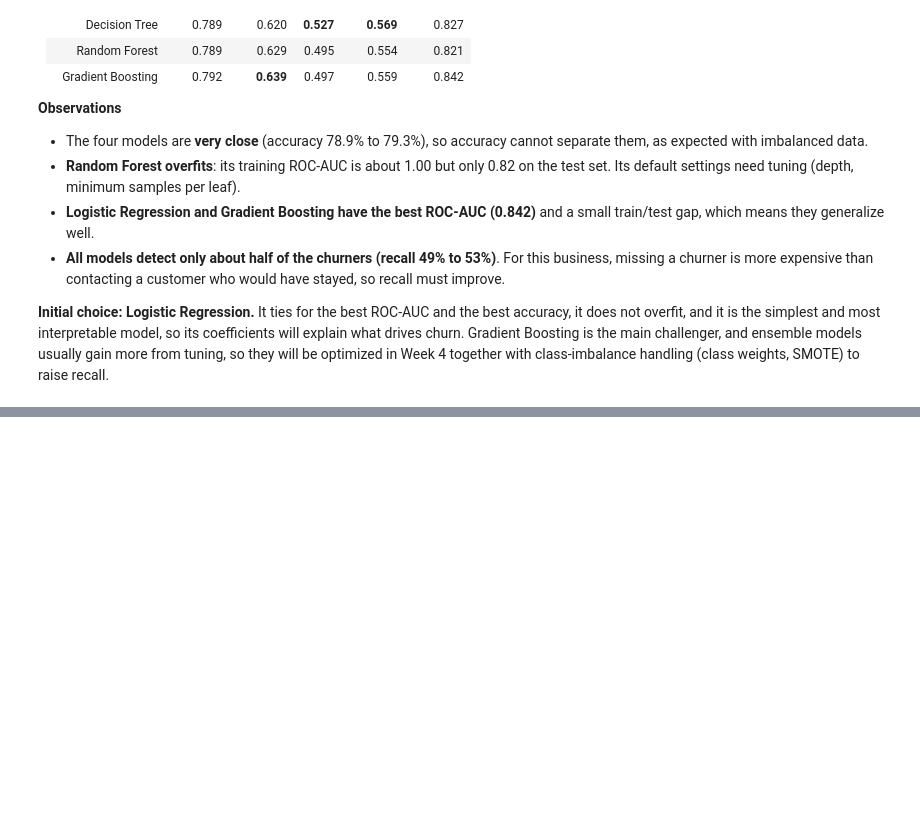
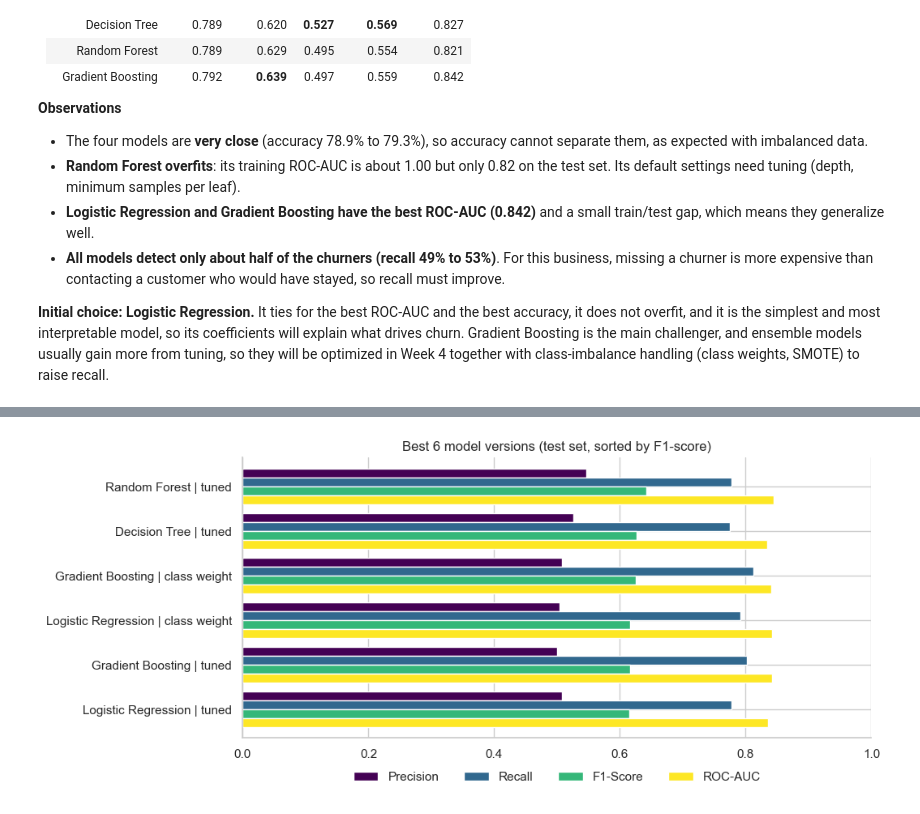
Before and after one commit to Da1vReyes/customer_churn_prediction, a Jupyter notebook: notebooks/customer_churn_analysis.ipynb, the cells around one changed output, grey strips where cells are left out. Cells and saved outputs as stored; diff of their text form; code cells hidden in the pictures; blank space fills up the shorter version.

```diff
--- a/notebooks/customer_churn_analysis.ipynb
+++ b/notebooks/customer_churn_analysis.ipynb
@@ -817,0 +973,3 @@ _Next: Week 4, class imbalance, cross-validation and hyperparameter tuning._
+# %%
+searches = tune_all(X_train, y_train)
+tuning_summary(searches)
@@ -817,0 +988,13 @@ _Next: Week 4, class imbalance, cross-validation and hyperparameter tuning._
+# %%
+tuned = {f"{name} (tuned)": search.best_estimator_ for name, search in searches.items()}
+tuned_results = evaluate_models(tuned, X_train, y_train, X_test, y_test)
+
+before = experiments["Class weight"]
+default_vs_tuned = pd.concat(
+    {
+        "Class weight, default": compare_models(before),
+        "Class weight, tuned": compare_models(tuned_results).rename(index=lambda n: n.replace(" (tuned)", "")),
+    },
+    names=["Version", "Model"],
+).swaplevel().sort_index(level="Model", sort_remaining=False)
+default_vs_tuned[["Precision", "Recall", "F1-Score", "ROC-AUC", "Train ROC-AUC"]].round(3)
@@ -817,0 +1023,10 @@ _Next: Week 4, class imbalance, cross-validation and hyperparameter tuning._
+# %%
+all_models = pd.concat(
+    [
+        compare_models(experiments["Baseline"]).rename(index=lambda n: f"{n} | baseline"),
+        compare_models(experiments["Class weight"]).rename(index=lambda n: f"{n} | class weight"),
+        compare_models(tuned_results).rename(index=lambda n: n.replace(" (tuned)", " | tuned")),
+    ]
+)
+final_table = all_models[METRICS].sort_values("F1-Score", ascending=False)
+final_table.round(3).style.highlight_max(axis=0, color="#cfe8cf")
@@ -817,0 +1047,13 @@ _Next: Week 4, class imbalance, cross-validation and hyperparameter tuning._
+# %%
+fig, ax = plt.subplots(figsize=(10, 4.5))
+top = final_table.head(6)
+top[["Precision", "Recall", "F1-Score", "ROC-AUC"]].plot(kind="barh", ax=ax, width=0.8, colormap="viridis")
+ax.invert_yaxis()
+ax.set_xlim(0, 1)
+ax.set_title("Best 6 model versions (test set, sorted by F1-score)")
+ax.legend(frameon=False, ncol=4, loc="upper center", bbox_to_anchor=(0.5, -0.08))
+ax.spines[["top", "right"]].set_visible(False)
+save_fig(fig, "final_model_comparison.png")
+plt.show()
+# %% [output]
+[figure, added]
```
Also changed, not shown: parts of 27 cells of this notebook.
